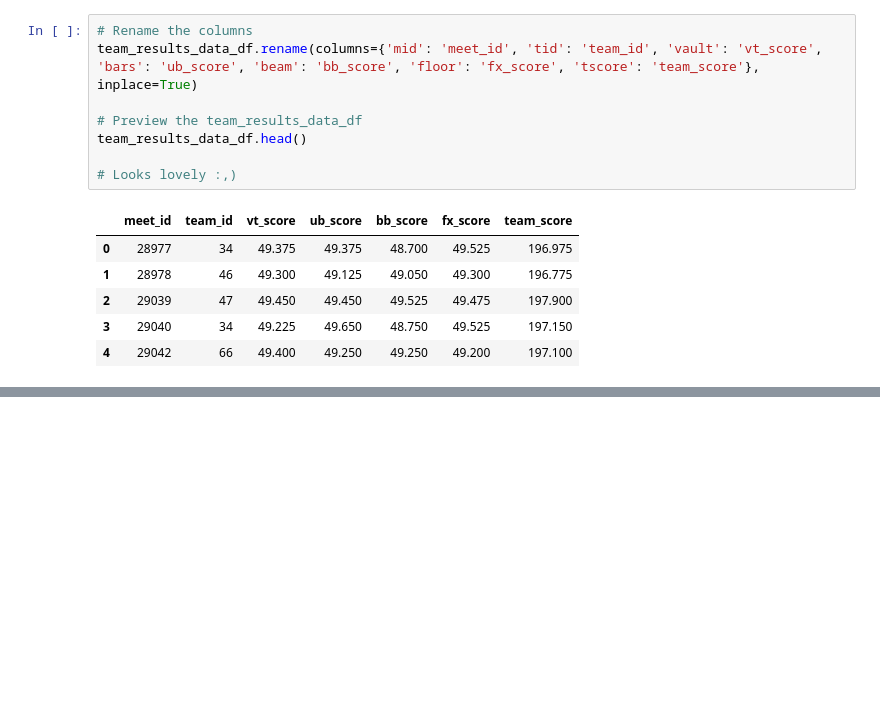
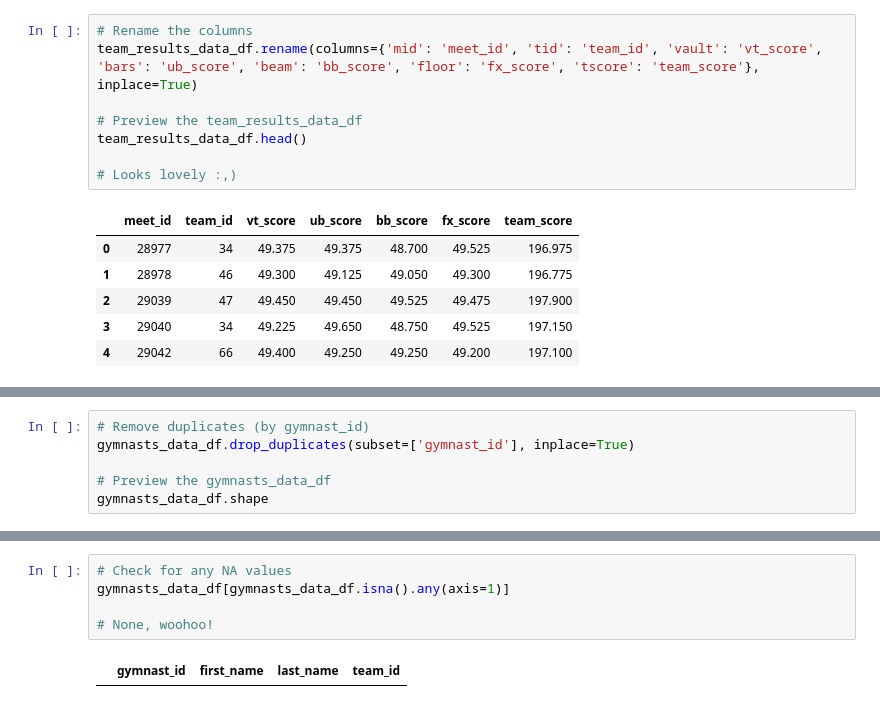
Before and after one commit to LSE-ME204/me204-2024-project-jesatuts2, a Jupyter notebook: Notebooks/NB02-Build-Database.ipynb, the cells around one changed output, grey strips where cells are left out. Saved outputs shown, nothing was run; the diff lists cells and outputs as text; blank space fills up the shorter version.

```diff
--- a/Notebooks/NB02-Build-Database.ipynb
+++ b/Notebooks/NB02-Build-Database.ipynb
@@ -481,0 +542,6 @@ team_results_data_df[team_results_data_df.duplicated(subset=['meet_id', 'team_id
+# %%
+# Remove duplicates (by gymnast_id)
+gymnasts_data_df.drop_duplicates(subset=['gymnast_id'], inplace=True)
+
+# Preview the gymnasts_data_df
+gymnasts_data_df.shape
@@ -481,0 +561,7 @@ team_results_data_df[team_results_data_df.duplicated(subset=['meet_id', 'team_id
+# %%
+# Check for any NA values
+gymnasts_data_df[gymnasts_data_df.isna().any(axis=1)]
+
+# None, woohoo!
+# %% [output]
+|  | gymnast_id | first_name | last_name | team_id |
```
Also changed, not shown: parts of 31 cells of this notebook, 1 other file.
